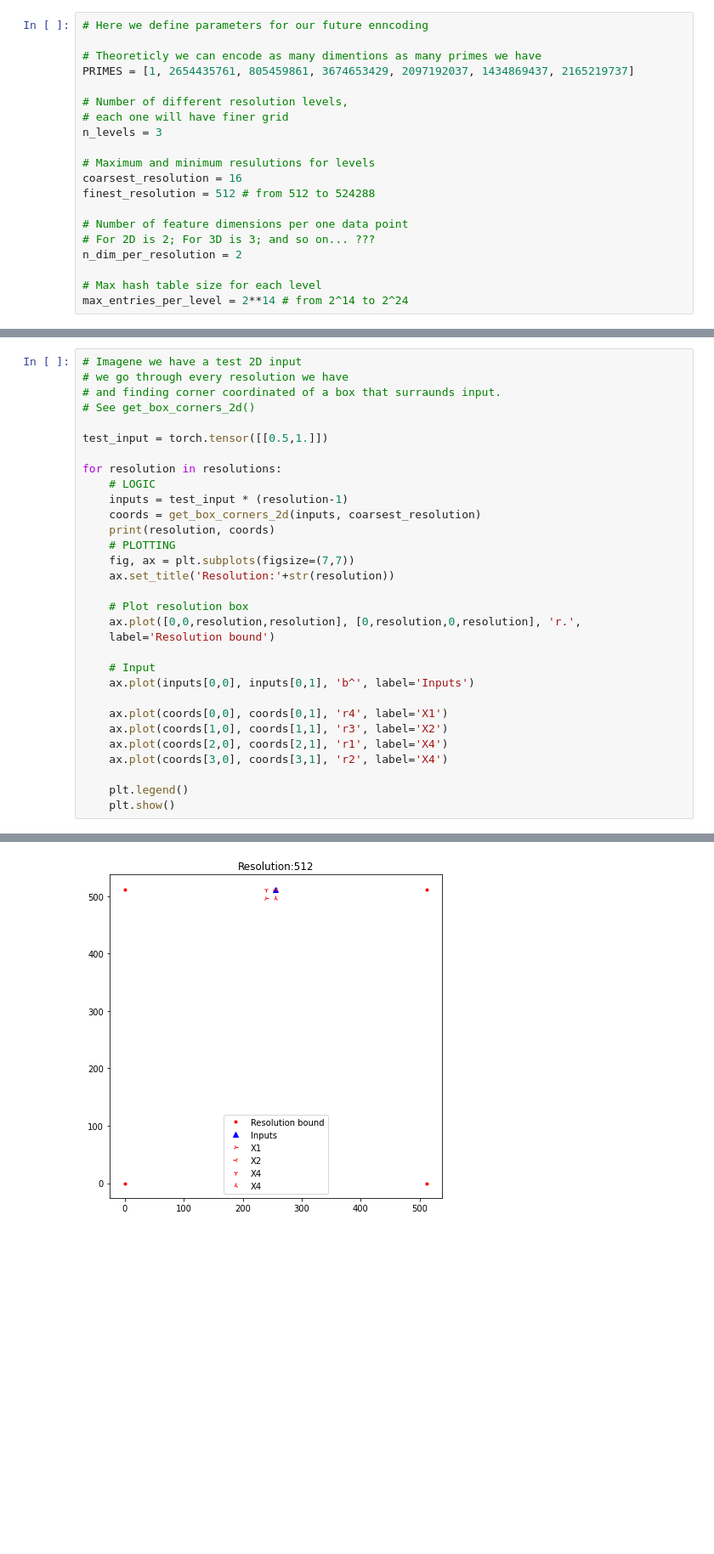
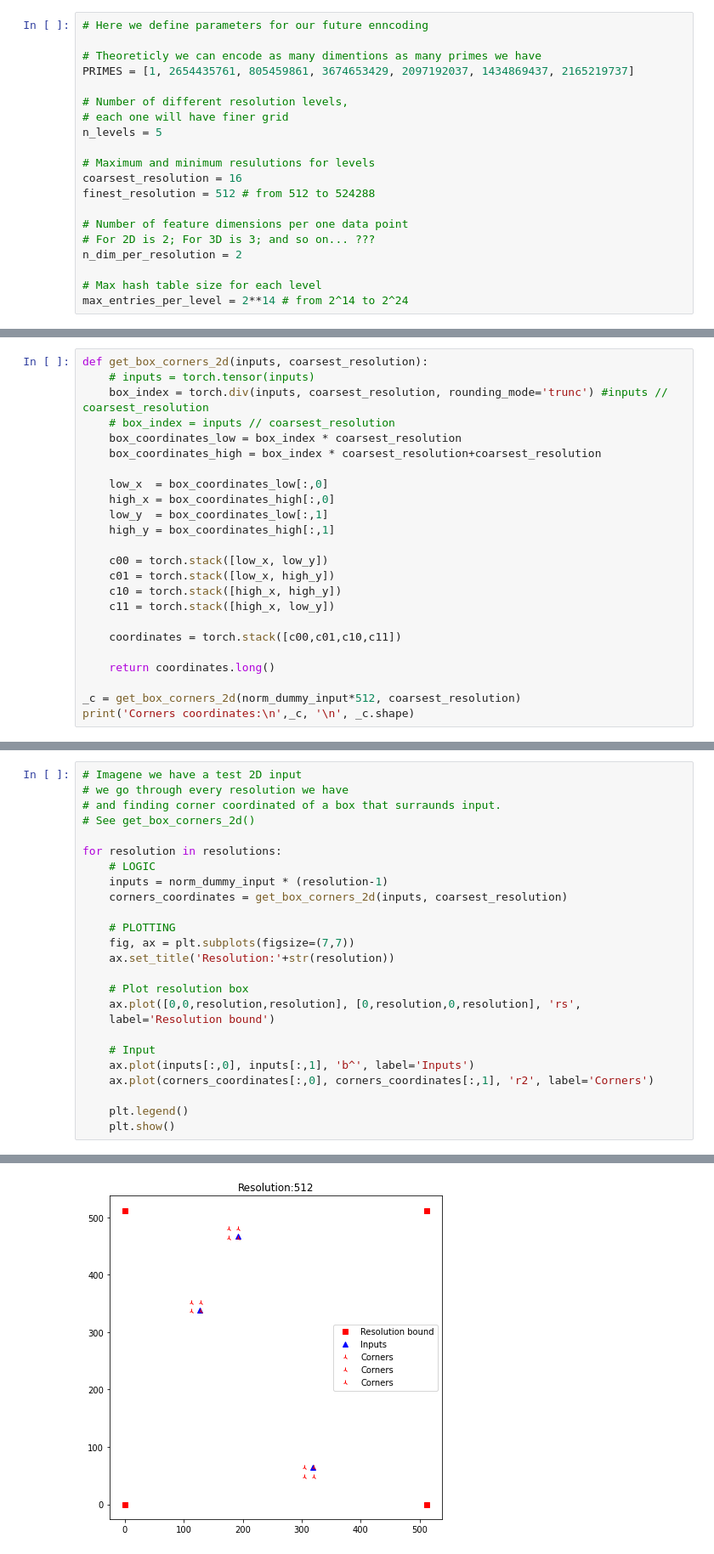
Before and after one commit to ivanvoid/Tiny_Kilo-D-NeRF-NGP, a Jupyter notebook: grid_ngp.ipynb, the cells around one changed output, grey strips where cells are left out. Shown at 85% size. Drawn from its saved outputs; the diff is of its cells as text; blank space fills up the shorter version.

Commit message:
update grid to work with tensors

```diff
--- a/grid_ngp.ipynb
+++ b/grid_ngp.ipynb
@@ -37,7 +42,7 @@ PRIMES = [1, 2654435761, 805459861, 3674653429, 2097192037, 1434869437, 21652197
 
 # Number of different resolution levels,
 # each one will have finer grid
-n_levels = 3
+n_levels = 5
 
 # Maximum and minimum resulutions for levels
 coarsest_resolution = 16
@@ -80,0 +73,24 @@ def get_box_corners_2d(inputs, coarsest_resolution):
+# %%
+def get_box_corners_2d(inputs, coarsest_resolution):
+    # inputs = torch.tensor(inputs)
+    box_index = torch.div(inputs, coarsest_resolution, rounding_mode='trunc') #inputs // coarsest_resolution
+    # box_index = inputs // coarsest_resolution
+    box_coordinates_low = box_index * coarsest_resolution
+    box_coordinates_high = box_index * coarsest_resolution+coarsest_resolution
+
+    low_x  = box_coordinates_low[:,0]
+    high_x = box_coordinates_high[:,0]
+    low_y  = box_coordinates_low[:,1]
+    high_y = box_coordinates_high[:,1]
+
+    c00 = torch.stack([low_x, low_y])
+    c01 = torch.stack([low_x, high_y])
+    c10 = torch.stack([high_x, high_y])
+    c11 = torch.stack([high_x, low_y])
+
+    coordinates = torch.stack([c00,c01,c10,c11])
+
+    return coordinates.long()
+
+_c = get_box_corners_2d(norm_dummy_input*512, coarsest_resolution)
+print('Corners coordinates:\n',_c, '\n', _c.shape)
@@ -84,28 +114,22 @@ def get_box_corners_2d(inputs, coarsest_resolution):
 # and finding corner coordinated of a box that surraunds input.
 # See get_box_corners_2d()
 
-test_input = torch.tensor([[0.5,1.]])
-
 for resolution in resolutions:
     # LOGIC
-    inputs = test_input * (resolution-1)
-    coords = get_box_corners_2d(inputs, coarsest_resolution)
-    print(resolution, coords)
+    inputs = norm_dummy_input * (resolution-1)
+    corners_coordinates = get_box_corners_2d(inputs, coarsest_resolution)
+
     # PLOTTING
     fig, ax = plt.subplots(figsize=(7,7))
     ax.set_title('Resolution:'+str(resolution))
 
     # Plot resolution box
-    ax.plot([0,0,resolution,resolution], [0,resolution,0,resolution], 'r.',
+    ax.plot([0,0,resolution,resolution], [0,resolution,0,resolution], 'rs',
     label='Resolution bound')
 
     # Input
-    ax.plot(inputs[0,0], inputs[0,1], 'b^', label='Inputs')
-
-    ax.plot(coords[0,0], coords[0,1], 'r4', label='X1')
-    ax.plot(coords[1,0], coords[1,1], 'r3', label='X2')
-    ax.plot(coords[2,0], coords[2,1], 'r1', label='X4')
-    ax.plot(coords[3,0], coords[3,1], 'r2', label='X4')
+    ax.plot(inputs[:,0], inputs[:,1], 'b^', label='Inputs')
+    ax.plot(corners_coordinates[:,0], corners_coordinates[:,1], 'r2', label='Corners')
 
     plt.legend()
     plt.show()
@@ -117 +137 @@ for resolution in resolutions:
-[figure, old version]
+[figure, new version]
```
Also changed, not shown: parts of 34 cells of this notebook.
